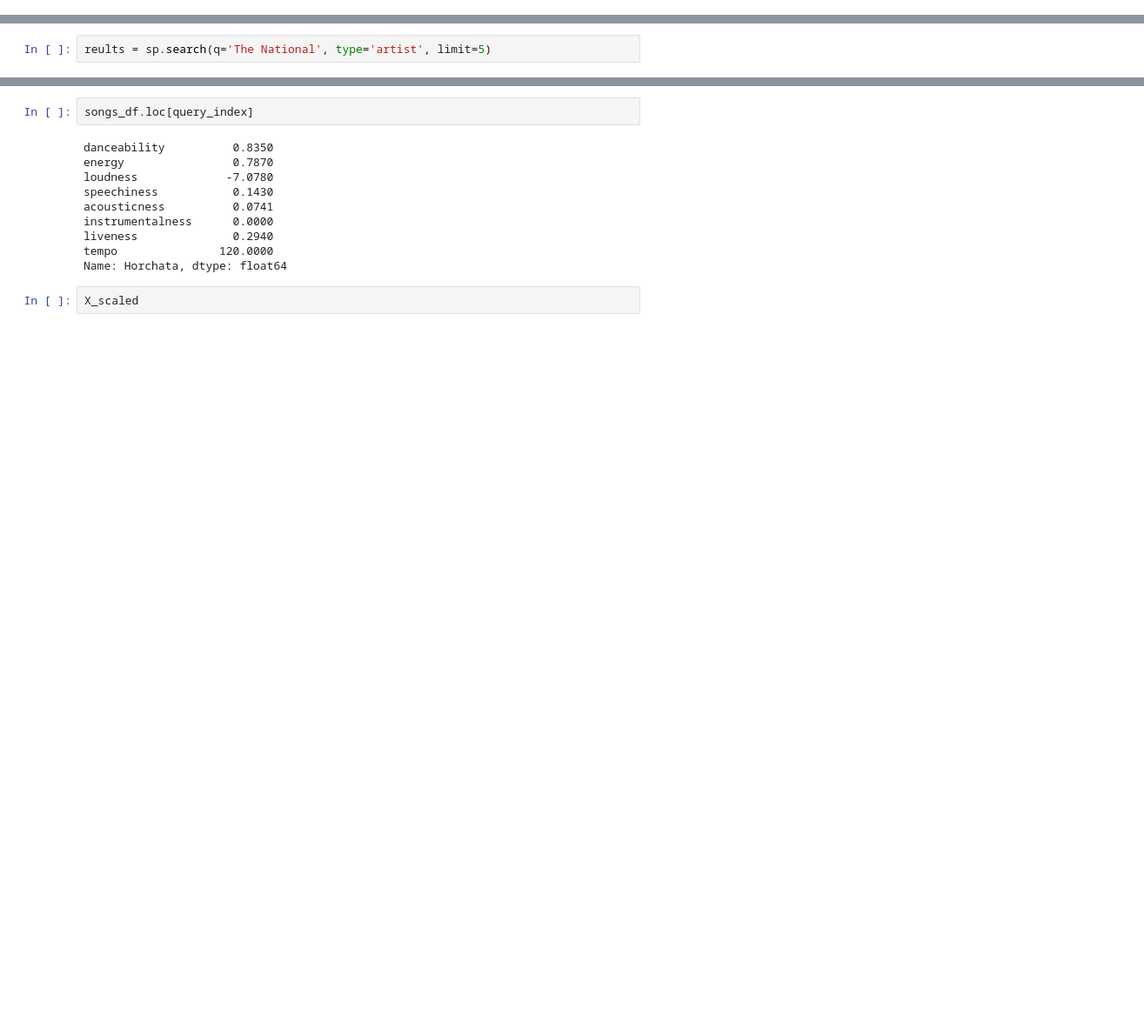
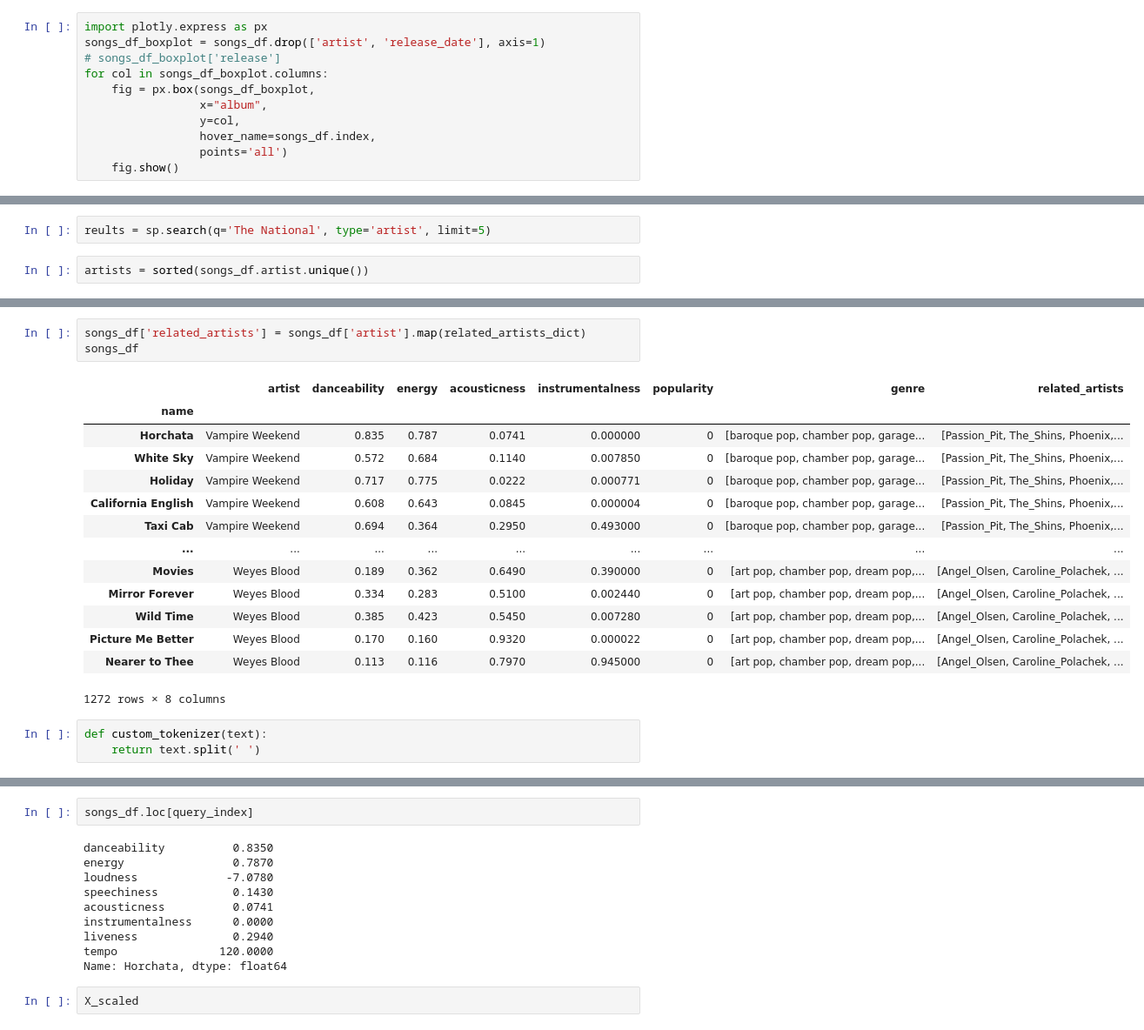
Before and after one commit to mauricio-coronado/spotify_project, a Jupyter notebook: spotify_project.ipynb, the cells around one changed output, grey strips where cells are left out. Shown at 87% size. Saved outputs shown, nothing was run; the diff lists cells and outputs as text; blank space fills up the shorter version.

```diff
--- a/spotify_project.ipynb
+++ b/spotify_project.ipynb
@@ -133,3 +155,14 @@ songs_df
+# %%
+import plotly.express as px
+songs_df_boxplot = songs_df.drop(['artist', 'release_date'], axis=1)
+# songs_df_boxplot['release']
+for col in songs_df_boxplot.columns:
+    fig = px.box(songs_df_boxplot,
+                 x="album",
+                 y=col,
+                 hover_name=songs_df.index,
+                 points='all')
+    fig.show()
 # %%
 from sklearn.preprocessing import StandardScaler
 from sklearn.decomposition import PCA
@@ -597,2 +534,4 @@ songs_df[songs_df.genre == 'alternative americana']
 # %%
 reults = sp.search(q='The National', type='artist', limit=5)
+# %%
+artists = sorted(songs_df.artist.unique())
@@ -622,0 +615,21 @@ Editors
+# %%
+songs_df['related_artists'] = songs_df['artist'].map(related_artists_dict)
+songs_df
+# %% [output]
+|  | artist | danceability | energy | acousticness | instrumentalness | popularity | genre | related_artists |
+| name |  |  |  |  |  |  |  |  |
+| Horchata | Vampire Weekend | 0.835 | 0.787 | 0.0741 | 0.000000 | 0 | [baroque pop, chamber pop, garage... | [Passion_Pit, The_Shins, Phoenix,... |
+| White Sky | Vampire Weekend | 0.572 | 0.684 | 0.1140 | 0.007850 | 0 | [baroque pop, chamber pop, garage... | [Passion_Pit, The_Shins, Phoenix,... |
+| Holiday | Vampire Weekend | 0.717 | 0.775 | 0.0222 | 0.000771 | 0 | [baroque pop, chamber pop, garage... | [Passion_Pit, The_Shins, Phoenix,... |
+| California English | Vampire Weekend | 0.608 | 0.643 | 0.0845 | 0.000004 | 0 | [baroque pop, chamber pop, garage... | [Passion_Pit, The_Shins, Phoenix,... |
+| Taxi Cab | Vampire Weekend | 0.694 | 0.364 | 0.2950 | 0.493000 | 0 | [baroque pop, chamber pop, garage... | [Passion_Pit, The_Shins, Phoenix,... |
+| ... | ... | ... | ... | ... | ... | ... | ... | ... |
+| Movies | Weyes Blood | 0.189 | 0.362 | 0.6490 | 0.390000 | 0 | [art pop, chamber pop, dream pop,... | [Angel_Olsen, Caroline_Polachek, ... |
+| Mirror Forever | Weyes Blood | 0.334 | 0.283 | 0.5100 | 0.002440 | 0 | [art pop, chamber pop, dream pop,... | [Angel_Olsen, Caroline_Polachek, ... |
+| Wild Time | Weyes Blood | 0.385 | 0.423 | 0.5450 | 0.007280 | 0 | [art pop, chamber pop, dream pop,... | [Angel_Olsen, Caroline_Polachek, ... |
+| Picture Me Better | Weyes Blood | 0.170 | 0.160 | 0.9320 | 0.000022 | 0 | [art pop, chamber pop, dream pop,... | [Angel_Olsen, Caroline_Polachek, ... |
+| Nearer to Thee | Weyes Blood | 0.113 | 0.116 | 0.7970 | 0.945000 | 0 | [art pop, chamber pop, dream pop,... | [Angel_Olsen, Caroline_Polachek, ... |
+1272 rows × 8 columns
+# %%
+def custom_tokenizer(text):
+    return text.split(' ')
```
Also changed, not shown: parts of 37 cells of this notebook.
